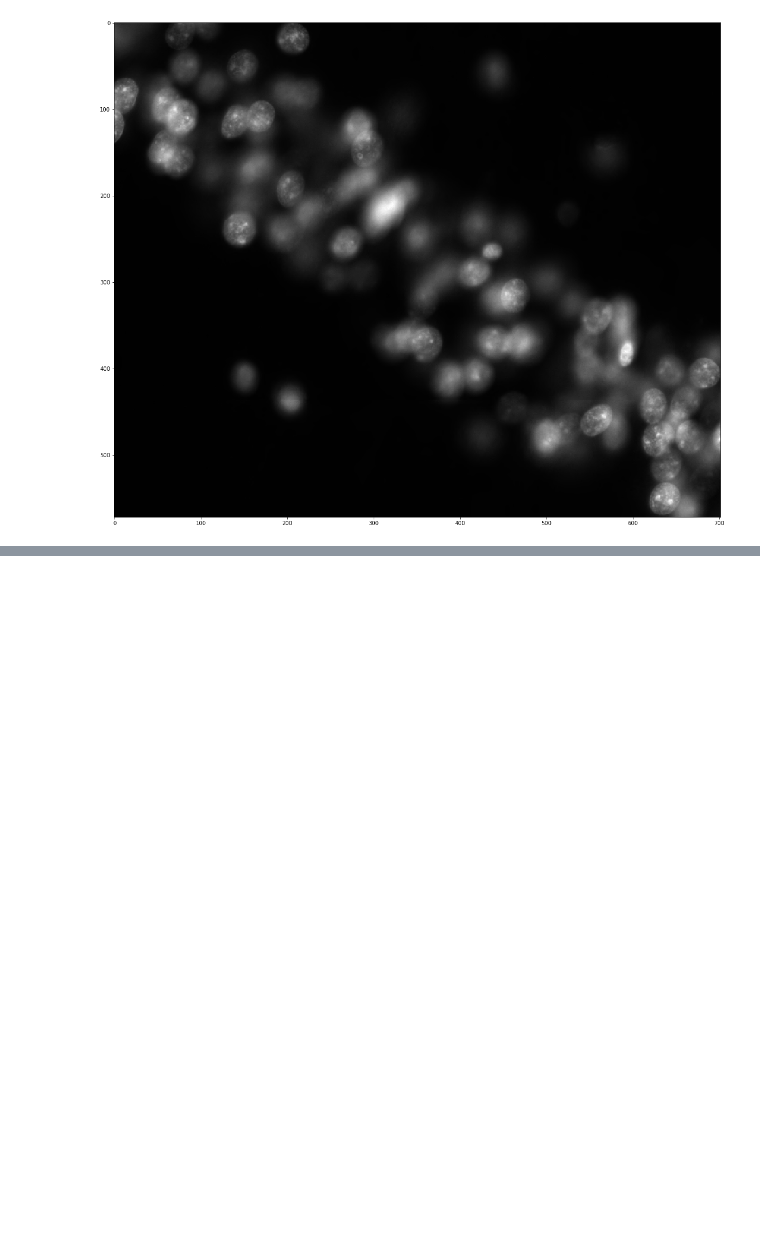
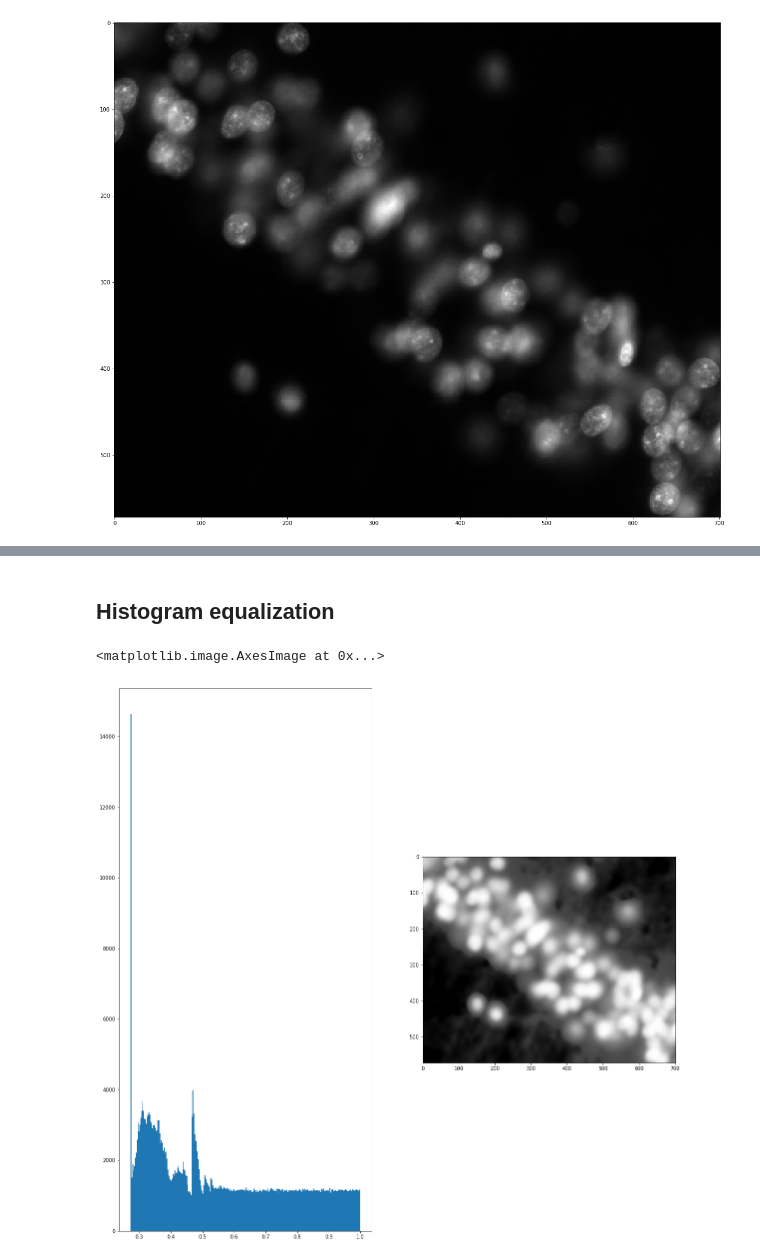
Before and after one commit to kpuhger/count-cellula, a Jupyter notebook: notebooks/HEQ & segmentation.ipynb, the cells around one changed output, grey strips where cells are left out. Saved outputs shown, nothing was run; the diff lists cells and outputs as text; code cells hidden in the pictures; blank space fills up the shorter version.

```diff
--- a/notebooks/HEQ & segmentation.ipynb
+++ b/notebooks/HEQ & segmentation.ipynb
@@ -24,0 +70,11 @@ ax.imshow(img[9, :, :], cmap='gray');
+# %% [markdown]
+## Histogram equalization
+# %%
+img_eq = exposure.equalize_hist(test_blur_single)
+
+f, ax = plt.subplots(1,2, figsize=(20,20));
+ax[0].hist(img_eq.ravel(), bins=256)
+ax[1].imshow(img_eq, cmap='gray')
+# %% [output]
+<matplotlib.image.AxesImage at 0x...>
+[figure, added]
```
Also changed, not shown: parts of 13 cells of this notebook.
